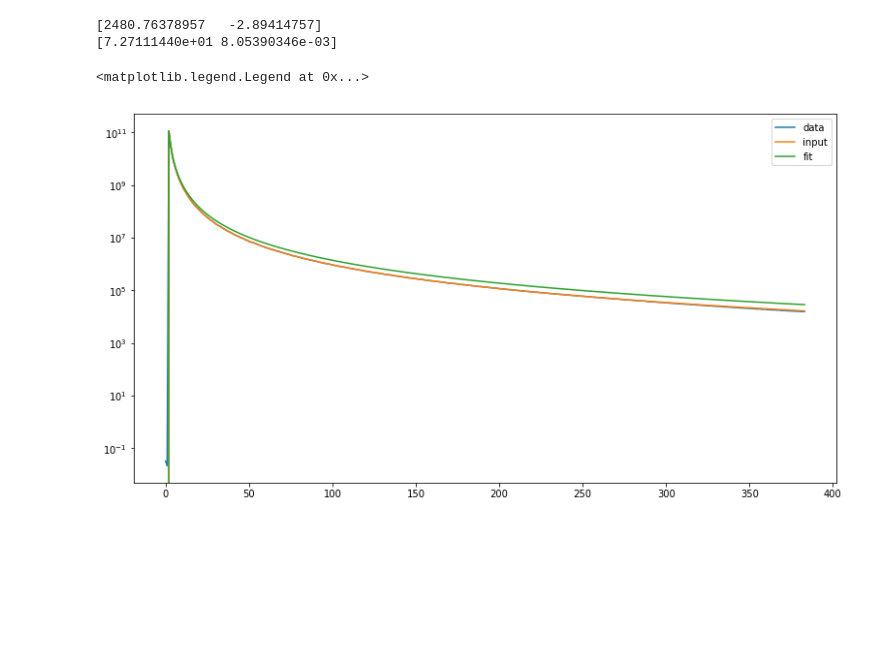
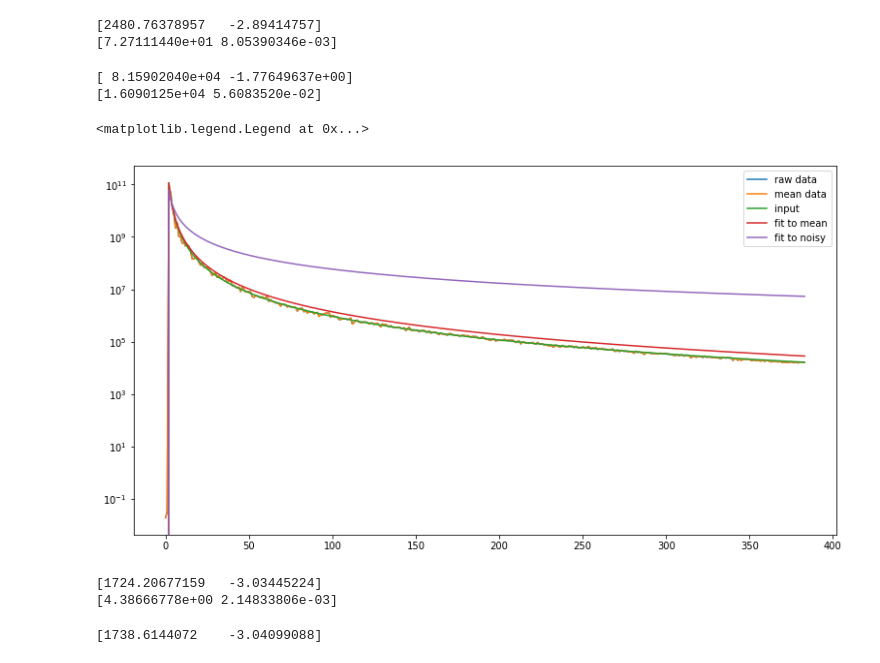
Before and after one commit to acwgough/foreground_moments, a Jupyter notebook: 2019-08-15 simple optimisation.ipynb, the cells around one changed output. Cells and saved outputs as stored; diff of their text form; code cells hidden in the pictures; blank space fills up the shorter version.

```diff
--- a/2019-08-15 simple optimisation.ipynb
+++ b/2019-08-15 simple optimisation.ipynb
@@ -298,7 +301,8 @@ print(chi2_beta([x2[0], x2[1], x2[2]], ells, freqs, PS_2d_const_mean))
 # okay, let's try a 1d fit to some data now using curve fit
 # %%
 #define some 1d data as just the 30 GHz data from before
-PS_1d_const = PS_2d_const_mean[0]
+PS_1d_const_mean = PS_2d_const_mean[0]
+PS_1d_const = PS_2d_const[0]
 # %%
 #we want to fit the model auto0x0 to these data
 #need to redefine the model to take ells as the first argument
@@ -310,19 +314,29 @@ def model_1d(ells, A, alpha):
 # %%
 params1d = [A, alpha]
 # %%
-opt_params, cov = curve_fit(model_1d, ells, PS_1d_const, p0=[1e3, -1])
+opt_params, cov = curve_fit(model_1d, ells, PS_1d_const_mean, p0=[1e3, -1])
+# %%
+opt_params1, cov1 = curve_fit(model_1d, ells, PS_1d_const, p0=[1e3, -1])
 # %%
 print(opt_params)
 print(np.sqrt(np.diag(cov)))
 # %% [output]
 [2480.76378957   -2.89414757]
 [7.27111440e+01 8.05390346e-03]
+# %%
+print(opt_params1)
+print(np.sqrt(np.diag(cov1)))
+# %% [output]
+[ 8.15902040e+04 -1.77649637e+00]
+[1.6090125e+04 5.6083520e-02]
 # %%
 figure(figsize=(13,7))
-semilogy(ells, PS_1d_const, label='data')
+semilogy(ells, PS_2d_const[0], label='raw data')
+semilogy(ells, PS_1d_const, label='mean data')
 semilogy(ells, model_1d(ells, A, alpha), label='input')
-semilogy(ells, model_1d(ells, opt_params[0], opt_params[1]), label='fit')
+semilogy(ells, model_1d(ells, opt_params[0], opt_params[1]), label='fit to mean')
+semilogy(ells, model_1d(ells, opt_params1[0], opt_params1[1]), label='fit to noisy')
 legend()
 # %% [output]
 <matplotlib.legend.Legend at 0x...>
-[figure, old version]
+[figure, new version]
@@ -330,0 +362,6 @@ legend()
+# %%
+print(opt_params2)
+print(np.sqrt(np.diag(cov2)))
+# %% [output]
+[1724.20677159   -3.03445224]
+[4.38666778e+00 2.14833806e-03]
@@ -330,0 +373,5 @@ legend()
+# %%
+print(opt_params3)
+one_sigma = np.sqrt(np.diag(cov3))
+# %% [output]
+[1738.6144072    -3.04099088]
```
Also changed, not shown: parts of 13 cells of this notebook.
